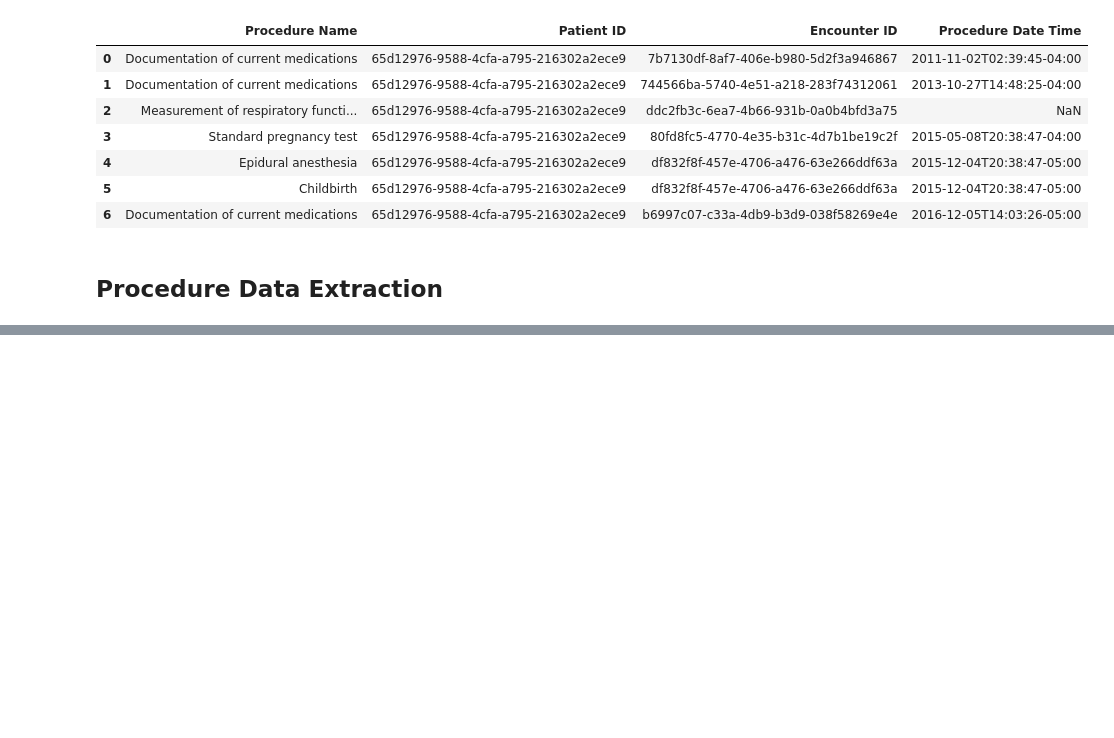
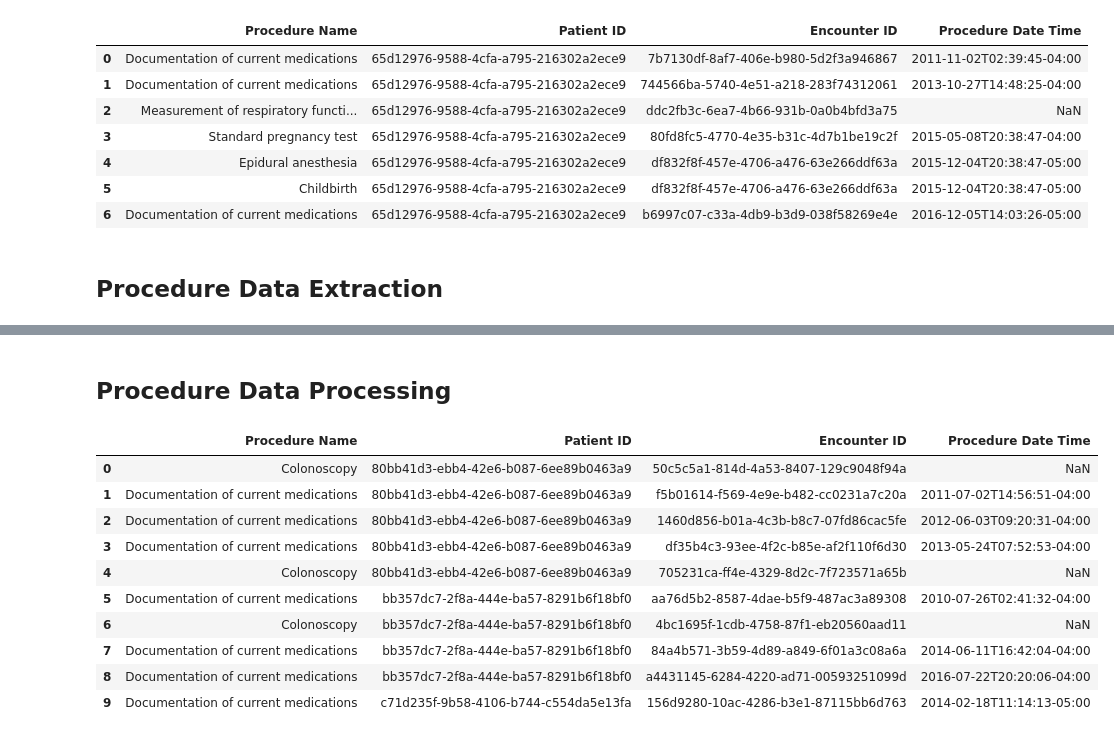
Before and after one commit to nischalmainali21/python_image_task, a Jupyter notebook: health_task/procedure.ipynb, the cells around one changed output, grey strips where cells are left out. Drawn from its saved outputs; the diff is of its cells as text; code cells hidden in the pictures; blank space fills up the shorter version.

Commit message:
procedure complete

```diff
--- a/health_task/procedure.ipynb
+++ b/health_task/procedure.ipynb
@@ -268,0 +276,18 @@ KeyError: "['Procedure Date Time'] not in index"
+# %% [markdown]
+## Procedure Data Processing
+# %%
+procedure_data = pd.read_csv('./output_csv/procedure_data.csv')
+# %%
+procedure_data.head(10)
+# %% [output]
+|  | Procedure Name | Patient ID | Encounter ID | Procedure Date Time |
+| 0 | Colonoscopy | 80bb41d3-ebb4-42e6-b087-6ee89b0463a9 | 50c5c5a1-814d-4a53-8407-129c9048f94a | NaN |
+| 1 | Documentation of current medications | 80bb41d3-ebb4-42e6-b087-6ee89b0463a9 | f5b01614-f569-4e9e-b482-cc0231a7c20a | 2011-07-02T14:56:51-04:00 |
+| 2 | Documentation of current medications | 80bb41d3-ebb4-42e6-b087-6ee89b0463a9 | 1460d856-b01a-4c3b-b8c7-07fd86cac5fe | 2012-06-03T09:20:31-04:00 |
+| 3 | Documentation of current medications | 80bb41d3-ebb4-42e6-b087-6ee89b0463a9 | df35b4c3-93ee-4f2c-b85e-af2f110f6d30 | 2013-05-24T07:52:53-04:00 |
+| 4 | Colonoscopy | 80bb41d3-ebb4-42e6-b087-6ee89b0463a9 | 705231ca-ff4e-4329-8d2c-7f723571a65b | NaN |
+| 5 | Documentation of current medications | bb357dc7-2f8a-444e-ba57-8291b6f18bf0 | aa76d5b2-8587-4dae-b5f9-487ac3a89308 | 2010-07-26T02:41:32-04:00 |
+| 6 | Colonoscopy | bb357dc7-2f8a-444e-ba57-8291b6f18bf0 | 4bc1695f-1cdb-4758-87f1-eb20560aad11 | NaN |
+| 7 | Documentation of current medications | bb357dc7-2f8a-444e-ba57-8291b6f18bf0 | 84a4b571-3b59-4d89-a849-6f01a3c08a6a | 2014-06-11T16:42:04-04:00 |
+| 8 | Documentation of current medications | bb357dc7-2f8a-444e-ba57-8291b6f18bf0 | a4431145-6284-4220-ad71-00593251099d | 2016-07-22T20:20:06-04:00 |
+| 9 | Documentation of current medications | c71d235f-9b58-4106-b744-c554da5e13fa | 156d9280-10ac-4286-b3e1-87115bb6d763 | 2014-02-18T11:14:13-05:00 |
```
Also changed, not shown: parts of 5 cells of this notebook.
